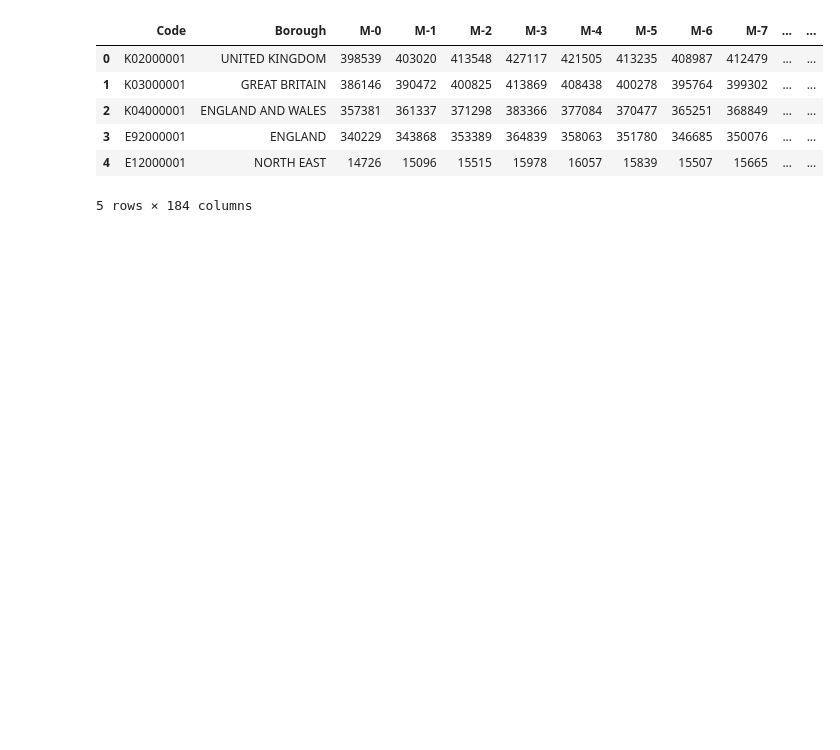
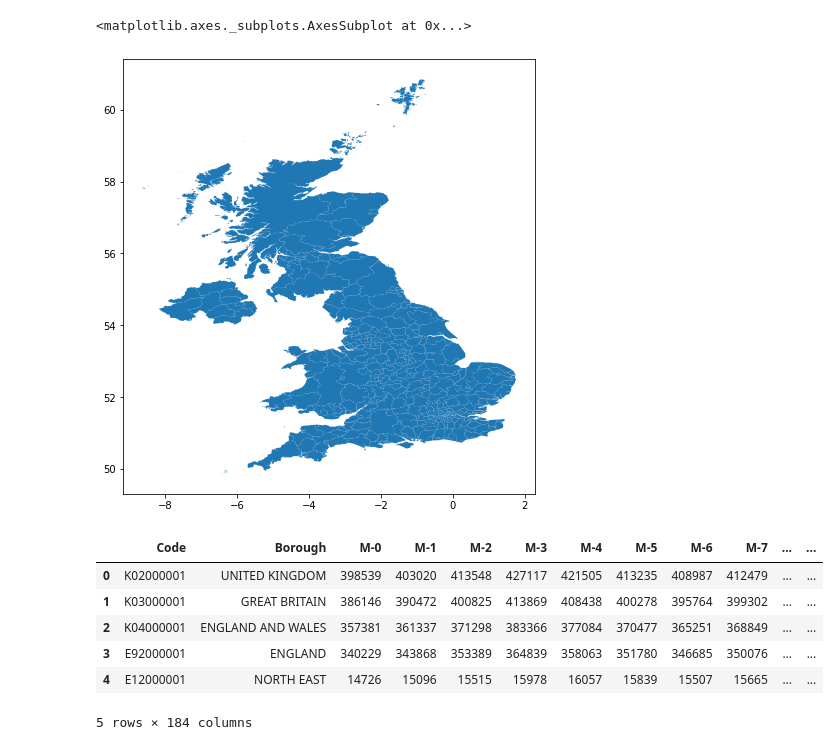
Before and after one commit to ninjananjo/Clothing-Store-Competition, a Jupyter notebook: Optimal Store Location/UK_population_by_demographics.ipynb, the cells around one changed output. Cells and saved outputs as stored; diff of their text form; code cells hidden in the pictures; blank space fills up the shorter version.

```diff
--- a/Optimal Store Location/UK_population_by_demographics.ipynb
+++ b/Optimal Store Location/UK_population_by_demographics.ipynb
@@ -9,0 +28,4 @@ Requirement already satisfied: six>=1.5 in c:\users\james\anaconda3\lib\site-pac
+# %%
+#https://geoportal.statistics.gov.uk/datasets/local-authority-districts-december-2017-super-generalised-clipped-boundaries-in-united-kingdom-wgs84?geometry=-4.821%2C53.572%2C2.59%2C54.698
+path = 'Shapefile/Local_Authority_Districts_December_2017_Super_Generalised_Clipped_Boundaries_in_United_Kingdom_WGS84.shp'
+gdf = gpd.read_file(path)
@@ -10,3 +41,8 @@ Requirement already satisfied: six>=1.5 in c:\users\james\anaconda3\lib\site-pac
+# %%
+gdf.plot(figsize=(16,8))
+# %% [output]
+<matplotlib.axes._subplots.AxesSubplot at 0x...>
+[figure, added]
 # %%
 #https://data.gov.uk/dataset/b1f548a4-694c-438b-9551-af7a121e3395/ons-mid-year-population-estimates-custom-age-tables
 link = 'https://data.london.gov.uk/download/ons-mid-year-population-estimates-custom-age-tables/11cff330-73d7-41ef-87c1-9b48337f98f4/ons-mye-custom-age-tool-uk-geogs-2015.xls'
```
Also changed, not shown: parts of 6 cells of this notebook, 6 other files.
